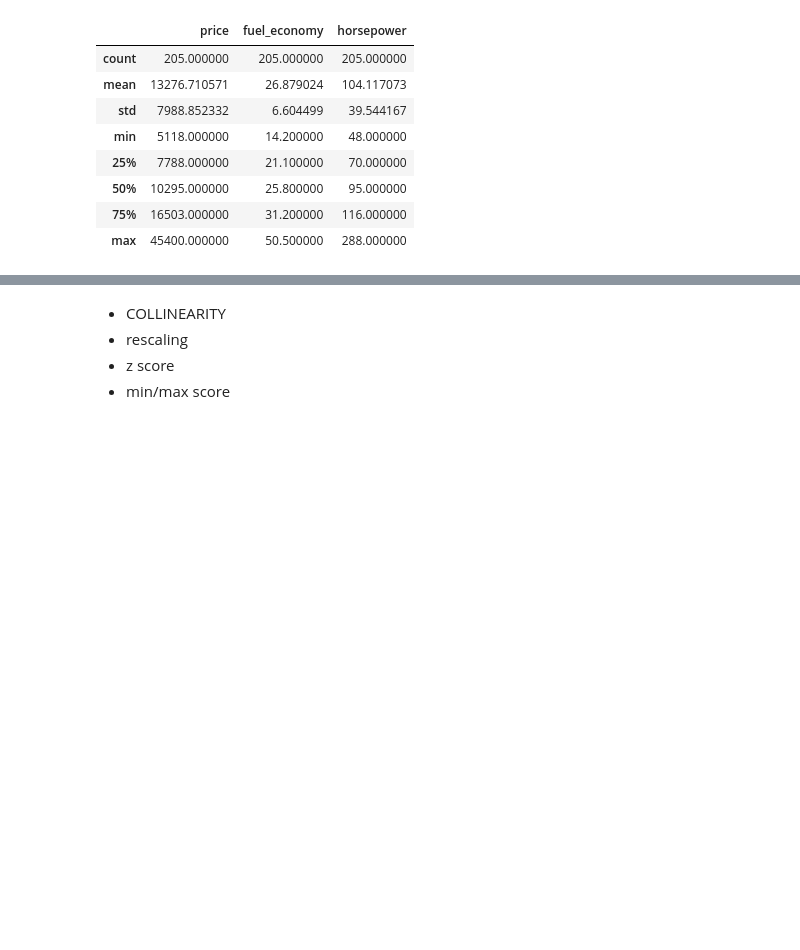
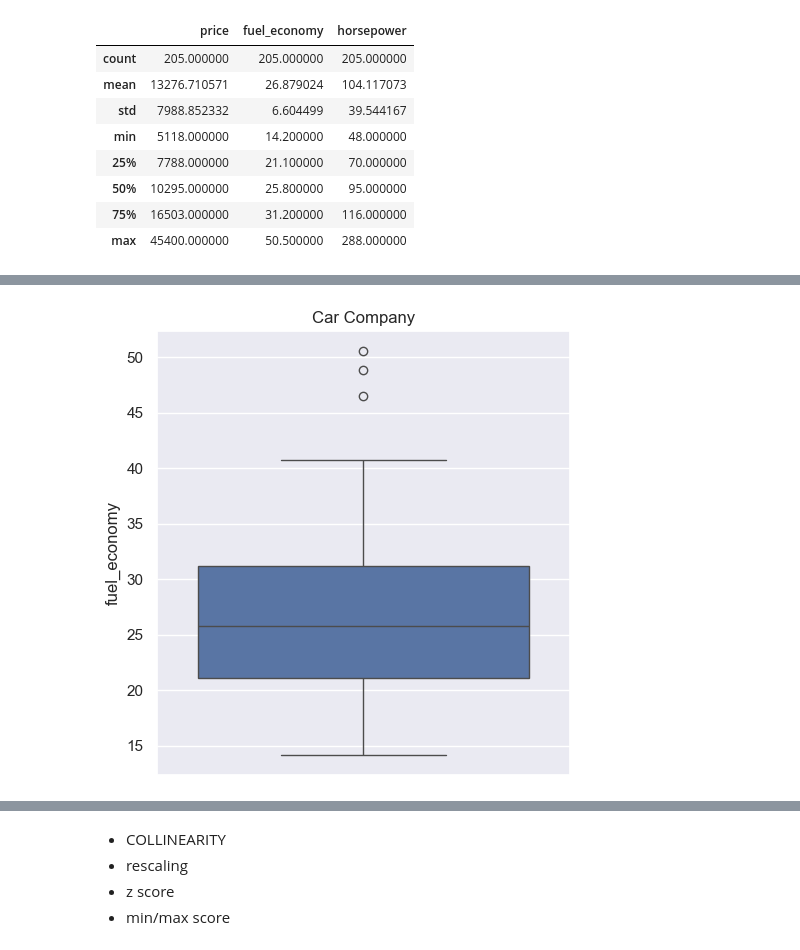
Before and after one commit to MoeedKhan-AMK/Applied-Data-Science, a Jupyter notebook: Machine Learning/LINEAR REGRESSION/Linear Regression/Linear_Regression_class_1.ipynb, the cells around one changed output, grey strips where cells are left out. Cells and saved outputs as stored; diff of their text form; code cells hidden in the pictures; blank space fills up the shorter version.

```diff
--- a/Machine Learning/LINEAR REGRESSION/Linear Regression/Linear_Regression_class_1.ipynb
+++ b/Machine Learning/LINEAR REGRESSION/Linear Regression/Linear_Regression_class_1.ipynb
@@ -458,0 +518,10 @@ num_cols.describe()
+# %%
+plt.figure(figsize=(5,5))
+
+sns.boxplot(cars.fuel_economy)
+plt.title("Car Company")
+plt.tight_layout()
+
+plt.show()
+# %% [output]
+[figure, added]
```
Also changed, not shown: parts of 8 cells of this notebook.
